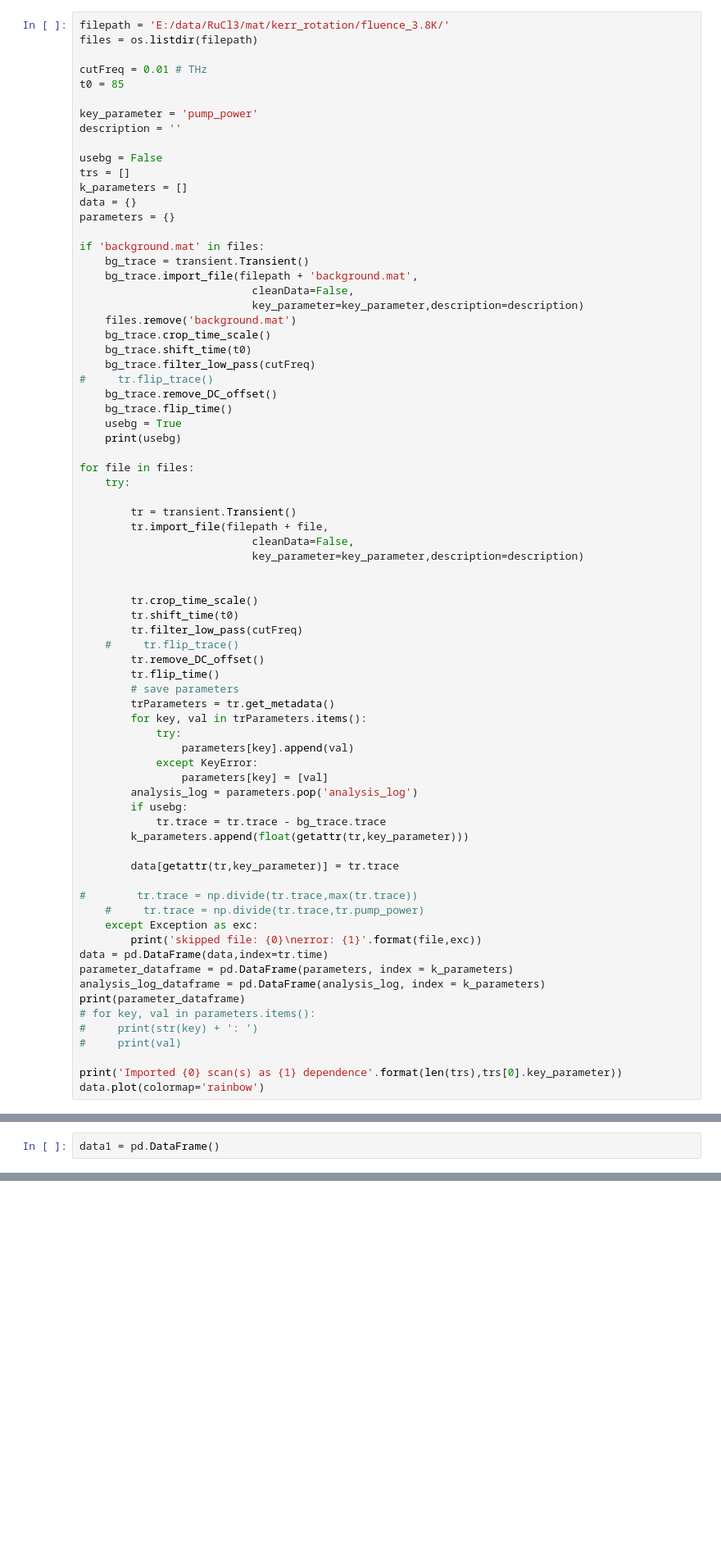
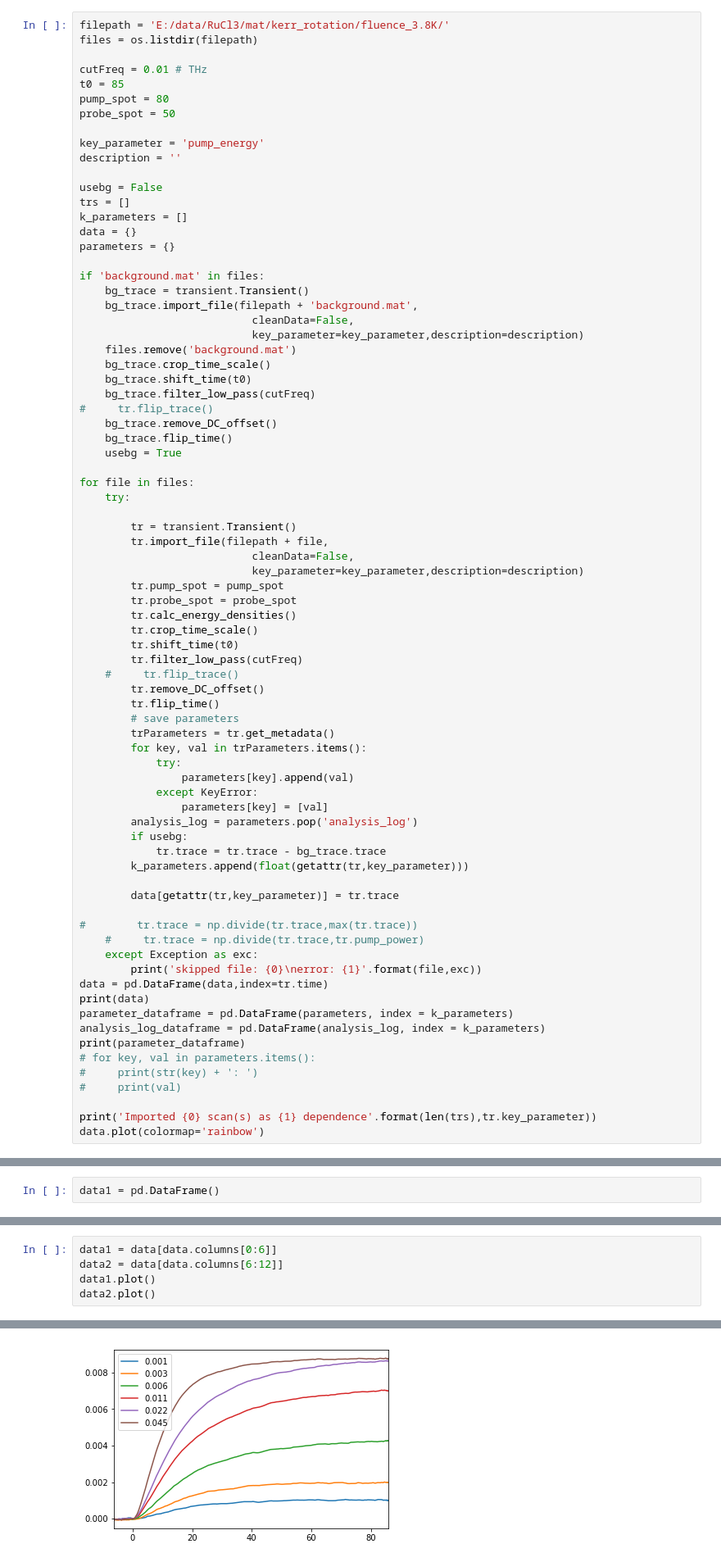
Before and after one commit to steinnymir/RegAscope2017, a Jupyter notebook: analysis jan2018.ipynb, the cells around one changed output, grey strips where cells are left out. Shown at 82% size. Cells and saved outputs as stored; diff of their text form; blank space fills up the shorter version.

```diff
--- a/analysis jan2018.ipynb
+++ b/analysis jan2018.ipynb
@@ -20,8 +22,10 @@ files = os.listdir(filepath)
 
 cutFreq = 0.01 # THz
 t0 = 85
+pump_spot = 80
+probe_spot = 50
 
-key_parameter = 'pump_power'
+key_parameter = 'pump_energy'
 description = ''
 
 usebg = False
@@ -43,7 +47,6 @@ if 'background.mat' in files:
     bg_trace.remove_DC_offset()
     bg_trace.flip_time()
     usebg = True
-    print(usebg)
 
 for file in files:
     try:
@@ -52,8 +55,9 @@ for file in files:
         tr.import_file(filepath + file,
                            cleanData=False,
                            key_parameter=key_parameter,description=description)
-
-
+        tr.pump_spot = pump_spot
+        tr.probe_spot = probe_spot
+        tr.calc_energy_densities()
         tr.crop_time_scale()
         tr.shift_time(t0)
         tr.filter_low_pass(cutFreq)
@@ -79,6 +83,7 @@ for file in files:
     except Exception as exc:
         print('skipped file: {0}\nerror: {1}'.format(file,exc))
 data = pd.DataFrame(data,index=tr.time)
+print(data)
 parameter_dataframe = pd.DataFrame(parameters, index = k_parameters)
 analysis_log_dataframe = pd.DataFrame(analysis_log, index = k_parameters)
 print(parameter_dataframe)
@@ -86,6 +91,6 @@ print(parameter_dataframe)
 #     print(str(key) + ': ')
 #     print(val)
 
-print('Imported {0} scan(s) as {1} dependence'.format(len(trs),trs[0].key_parameter))
+print('Imported {0} scan(s) as {1} dependence'.format(len(trs),tr.key_parameter))
 data.plot(colormap='rainbow')
 # %% [output]
@@ -126,0 +133,6 @@ data1.plot()
+# %%
+data1 = data[data.columns[0:6]]
+data2 = data[data.columns[6:12]]
+data1.plot()
+data2.plot()
+# %% [output]
@@ -126,0 +140 @@ data1.plot()
+[figure, added]
```
Also changed, not shown: parts of 27 cells of this notebook, 1 other file.
